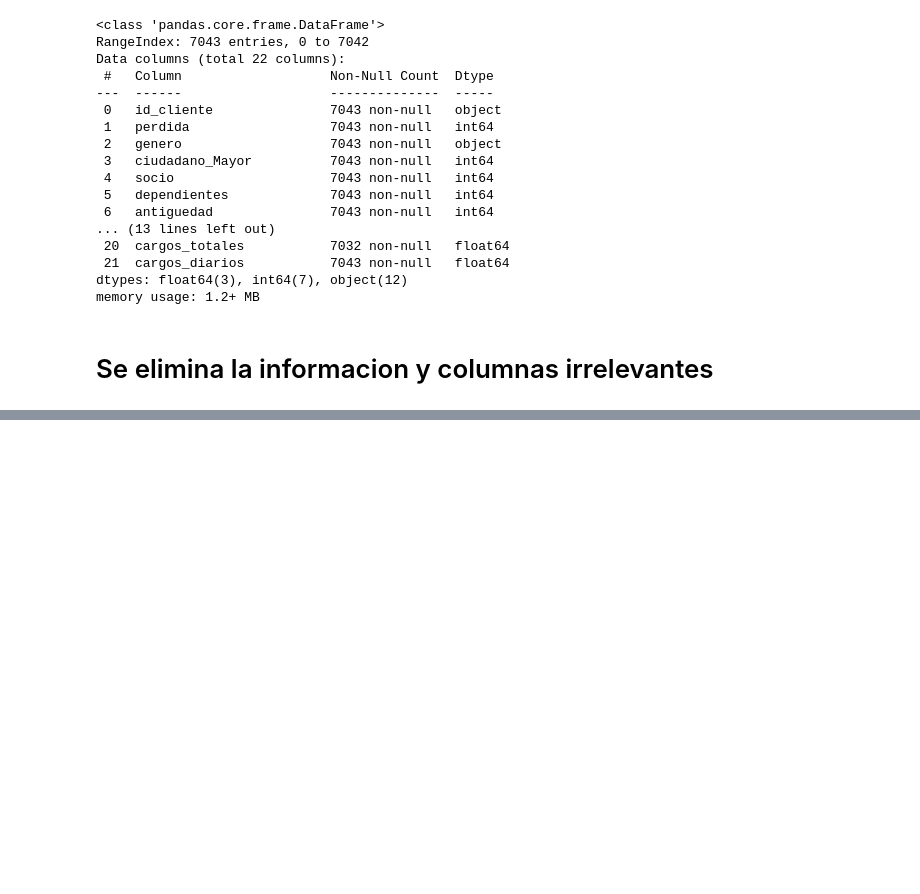
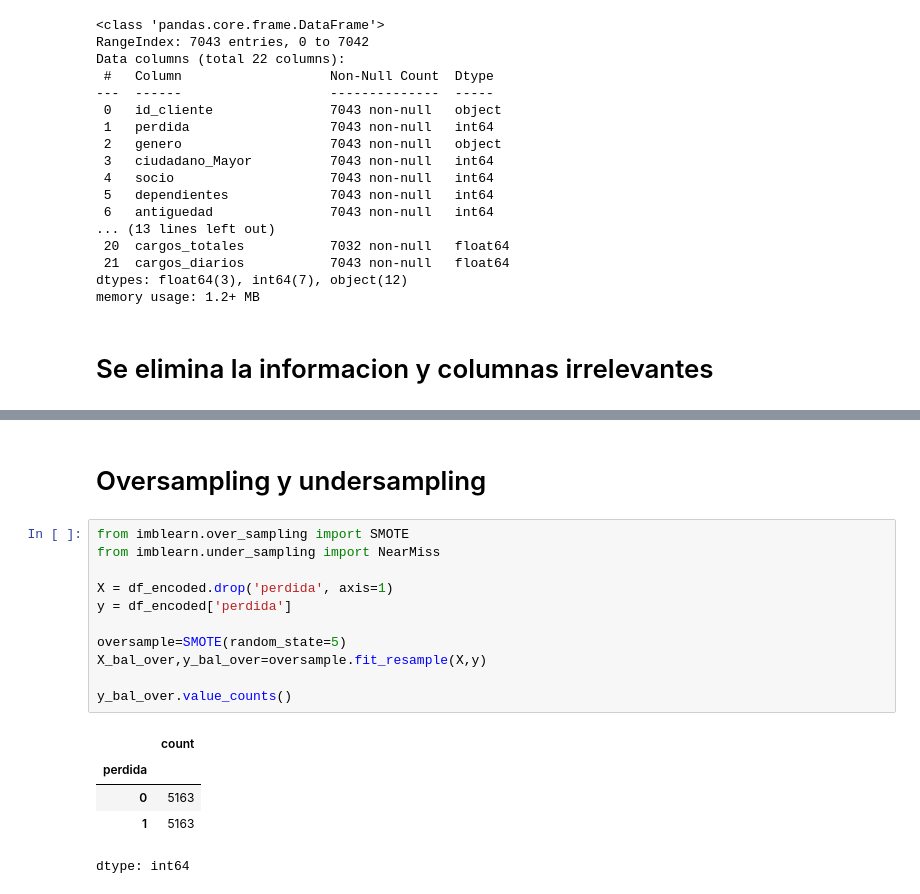
Before and after one commit to JoelC-Creator/challengeTelecomX2, a Jupyter notebook: Challenge_Telecom_Parte_2.ipynb, the cells around one changed output, grey strips where cells are left out. Drawn from its saved outputs; the diff is of its cells as text; blank space fills up the shorter version.

```diff
--- a/Challenge_Telecom_Parte_2.ipynb
+++ b/Challenge_Telecom_Parte_2.ipynb
@@ -28,0 +196,19 @@ memory usage: 1.2+ MB
+# %% [markdown]
+# Oversampling y undersampling
+# %%
+from imblearn.over_sampling import SMOTE
+from imblearn.under_sampling import NearMiss
+
+X = df_encoded.drop('perdida', axis=1)
+y = df_encoded['perdida']
+
+oversample=SMOTE(random_state=5)
+X_bal_over,y_bal_over=oversample.fit_resample(X,y)
+
+y_bal_over.value_counts()
+# %% [output]
+|  | count |
+| perdida |  |
+| 0 | 5163 |
+| 1 | 5163 |
+dtype: int64
```
Also changed, not shown: parts of 16 cells of this notebook.
